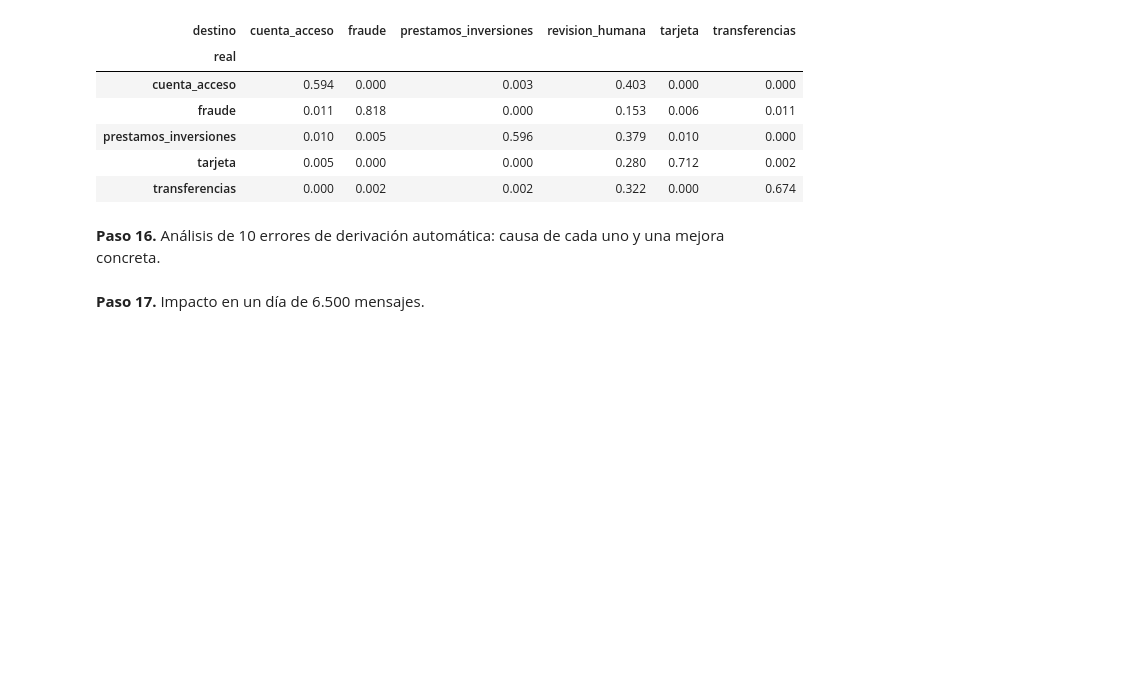
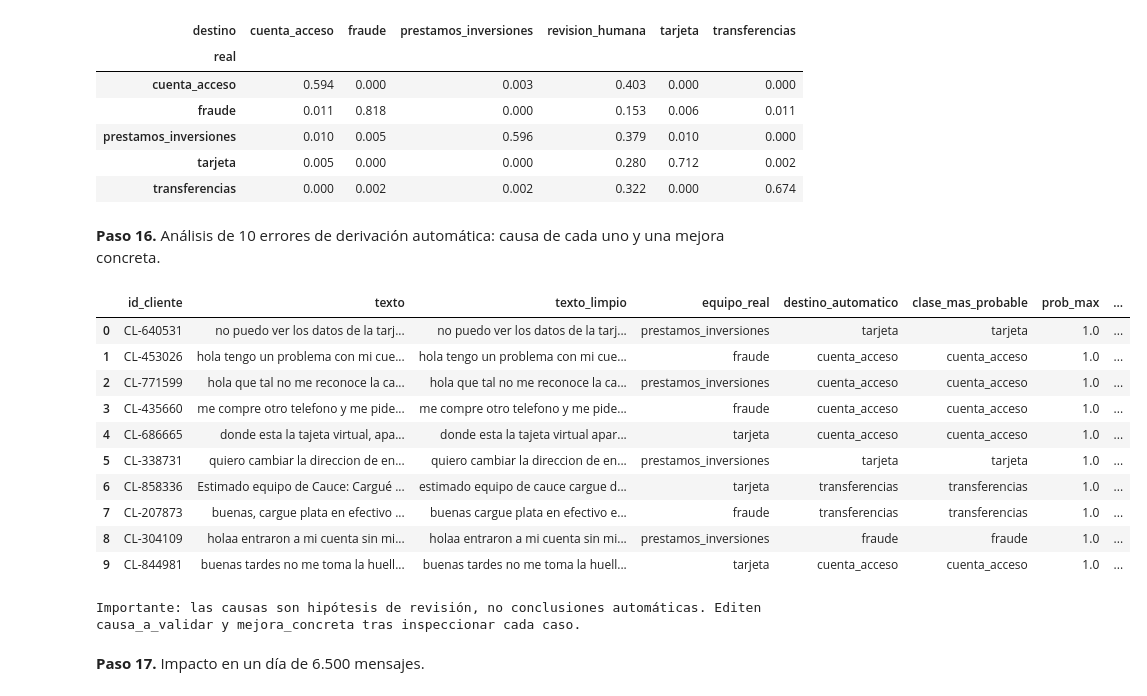
Before and after one commit to TomyGamG/Cauce_una_billetera_virtual_-Naive_Bayes-, a Jupyter notebook: caso1_cauce.ipynb, the cells around one changed output. Drawn from its saved outputs; the diff is of its cells as text; code cells hidden in the pictures; blank space fills up the shorter version.

```diff
--- a/caso1_cauce.ipynb
+++ b/caso1_cauce.ipynb
@@ -566,2 +560,47 @@ Real vs destino (proporción por fila; revision_humana = la revisa una persona):
+# %%
+errores = []
+for pos, (real, destino) in enumerate(zip(np.asarray(y_test), np.asarray(destino_elegido))):
+    if destino != REVISION and destino != real:
+        errores.append(pos)
+
+if not errores:
+    print("No se encontraron errores de derivación automática en el conjunto de prueba.")
+else:
+    # Priorizamos mostrar hasta 10 errores; la causa debe validarse leyendo cada mensaje.
+    posiciones = errores[:10]
+    filas_errores = []
+    proba_elegida = proba_test[ELEGIDO]
+    for pos in posiciones:
+        fila = test_df.iloc[pos]
+        p = proba_elegida[pos]
+        clase_top = CLASES[int(np.argmax(p))]
+        filas_errores.append({
+            "id_cliente": fila.get("id_cliente", ""),
+            "texto": fila.get("texto", ""),
+            "texto_limpio": fila.get("texto_limpio", ""),
+            "equipo_real": y_test.iloc[pos],
+            "destino_automatico": destino_elegido[pos],
+            "clase_mas_probable": clase_top,
+            "prob_max": float(np.max(p)),
+            "prob_fraude": float(p[CLASES.index("fraude")]) if "fraude" in CLASES else np.nan,
+            "causa_a_validar": "Leer el mensaje y comprobar ambigüedad, vocabulario o contexto faltante",
+            "mejora_concreta": "Añadir ejemplos etiquetados similares; revisar limpieza y umbral antes de automatizar"
+        })
+    errores_derivacion = pd.DataFrame(filas_errores)
+    display(errores_derivacion)
+    print("Importante: las causas son hipótesis de revisión, no conclusiones automáticas. Editen causa_a_validar y mejora_concreta tras inspeccionar cada caso.")
+# %% [output]
+|  | id_cliente | texto | texto_limpio | equipo_real | destino_automatico | clase_mas_probable | prob_max | ... |
+| 0 | CL-640531 | no puedo ver los datos de la tarj... | no puedo ver los datos de la tarj... | prestamos_inversiones | tarjeta | tarjeta | 1.0 | ... |
+| 1 | CL-453026 | hola tengo un problema con mi cue... | hola tengo un problema con mi cue... | fraude | cuenta_acceso | cuenta_acceso | 1.0 | ... |
+| 2 | CL-771599 | hola que tal no me reconoce la ca... | hola que tal no me reconoce la ca... | prestamos_inversiones | cuenta_acceso | cuenta_acceso | 1.0 | ... |
+| 3 | CL-435660 | me compre otro telefono y me pide... | me compre otro telefono y me pide... | fraude | cuenta_acceso | cuenta_acceso | 1.0 | ... |
+| 4 | CL-686665 | donde esta la tajeta virtual, apa... | donde esta la tajeta virtual apar... | tarjeta | cuenta_acceso | cuenta_acceso | 1.0 | ... |
+| 5 | CL-338731 | quiero cambiar la direccion de en... | quiero cambiar la direccion de en... | prestamos_inversiones | tarjeta | tarjeta | 1.0 | ... |
+| 6 | CL-858336 | Estimado equipo de Cauce: Cargué ... | estimado equipo de cauce cargue d... | tarjeta | transferencias | transferencias | 1.0 | ... |
+| 7 | CL-207873 | buenas, cargue plata en efectivo ... | buenas cargue plata en efectivo e... | fraude | transferencias | transferencias | 1.0 | ... |
+| 8 | CL-304109 | holaa entraron a mi cuenta sin mi... | holaa entraron a mi cuenta sin mi... | prestamos_inversiones | fraude | fraude | 1.0 | ... |
+| 9 | CL-844981 | buenas tardes no me toma la huell... | buenas tardes no me toma la huell... | tarjeta | cuenta_acceso | cuenta_acceso | 1.0 | ... |
+Importante: las causas son hipótesis de revisión, no conclusiones automáticas. Editen causa_a_validar y mejora_concreta tras inspeccionar cada caso.
 # %% [markdown]
 **Paso 17.** Impacto en un día de 6.500 mensajes.
```
Also changed, not shown: parts of 27 cells of this notebook, 2 other files.
